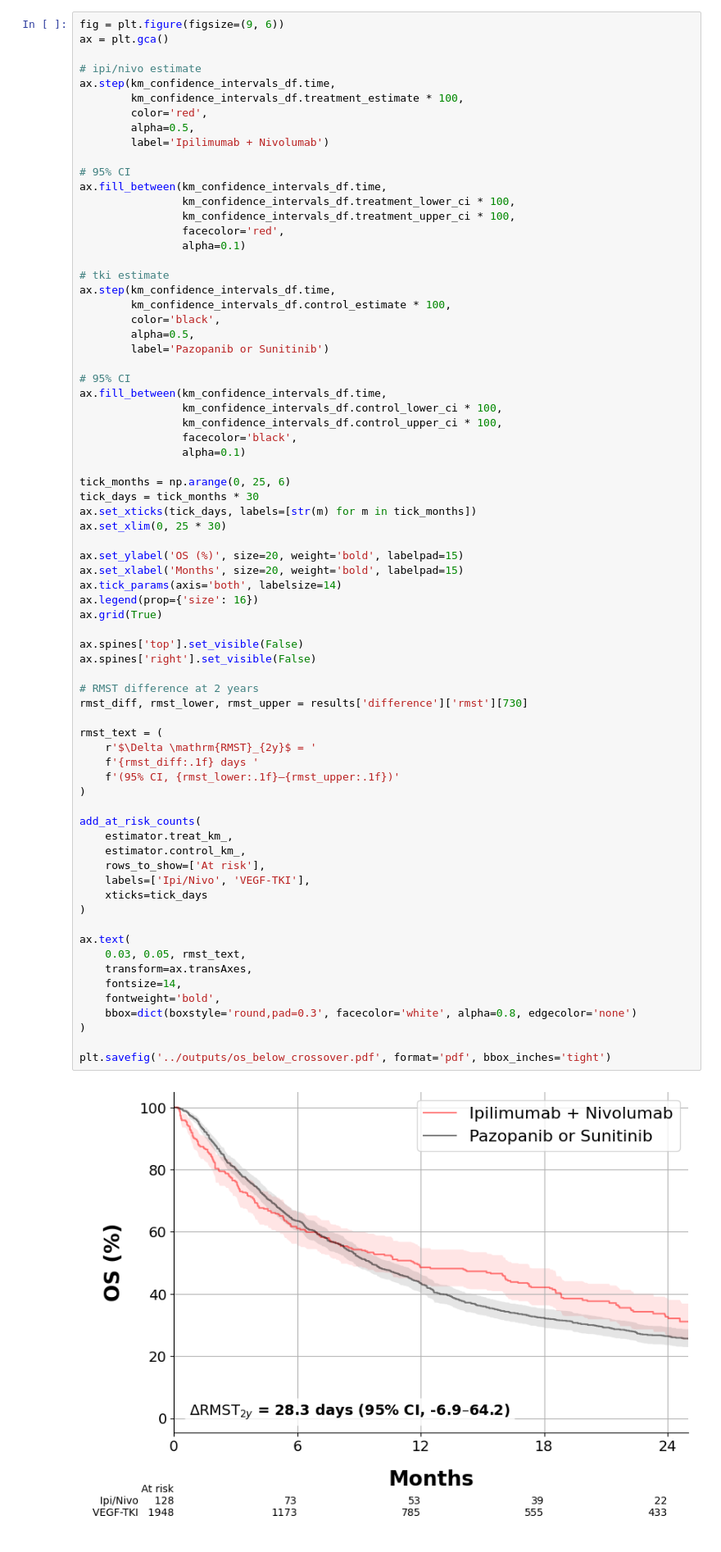
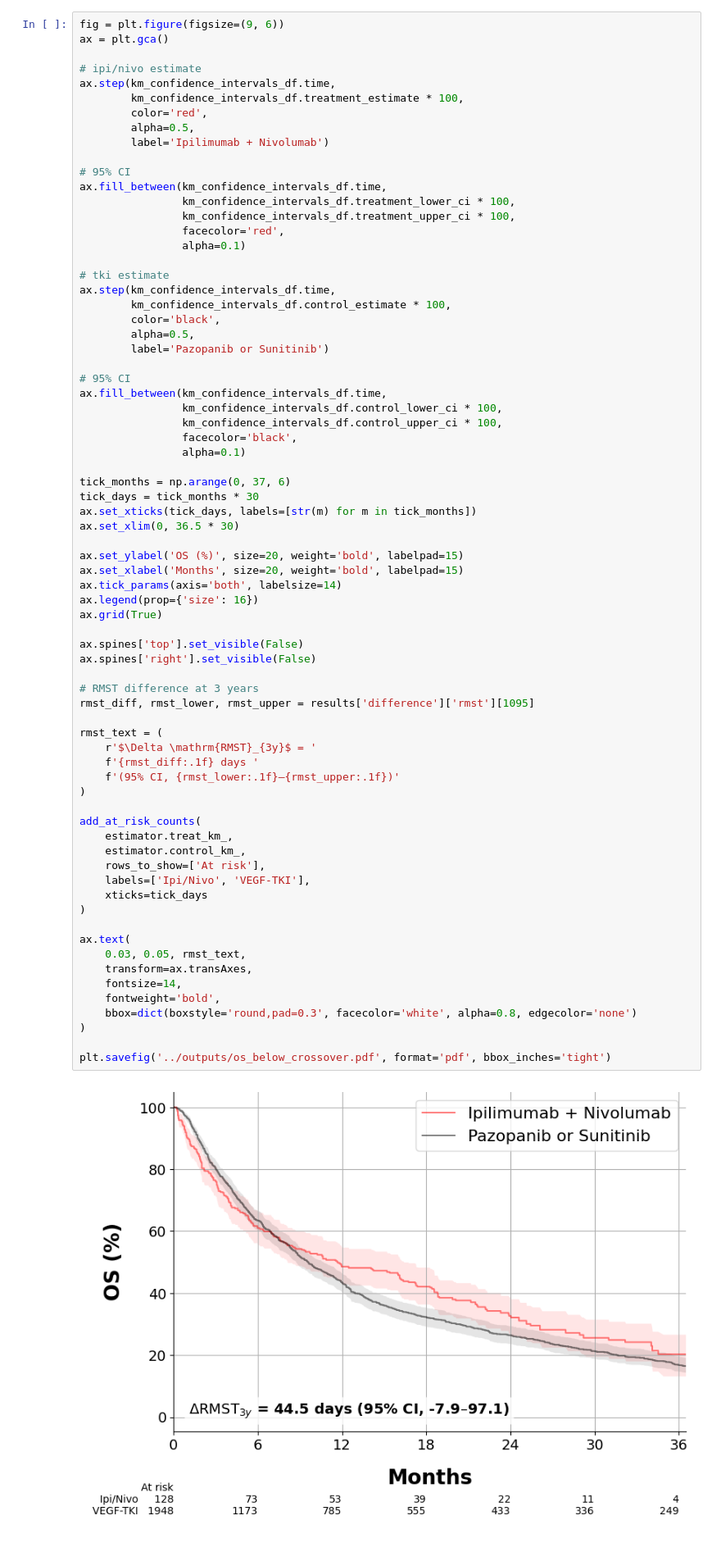
Before and after one commit to xavier-orcutt/io-heterogeneity, a Jupyter notebook: mRCC/notebooks/os_below_crossover.ipynb, the cells around one changed output. Shown at 82% size. Saved outputs shown, nothing was run; the diff lists cells and outputs as text.

Commit message:
+1 year to RMST calcuation
- HNSCC and UC = 2 year
- RCC = 3 year

```diff
--- a/mRCC/notebooks/os_below_crossover.ipynb
+++ b/mRCC/notebooks/os_below_crossover.ipynb
@@ -283,10 +283,10 @@ ax.fill_between(km_confidence_intervals_df.time,
                 facecolor='black',
                 alpha=0.1)
 
-tick_months = np.arange(0, 25, 6)
+tick_months = np.arange(0, 37, 6)
 tick_days = tick_months * 30
 ax.set_xticks(tick_days, labels=[str(m) for m in tick_months])
-ax.set_xlim(0, 25 * 30)
+ax.set_xlim(0, 36.5 * 30)
 
 ax.set_ylabel('OS (%)', size=20, weight='bold', labelpad=15)
 ax.set_xlabel('Months', size=20, weight='bold', labelpad=15)
@@ -294,34 +294,34 @@ ax.tick_params(axis='both', labelsize=14)
 ax.legend(prop={'size': 16})
 ax.grid(True)
 
 ax.spines['top'].set_visible(False)
 ax.spines['right'].set_visible(False)
 
-# RMST difference at 2 years
-rmst_diff, rmst_lower, rmst_upper = results['difference']['rmst'][730]
+# RMST difference at 3 years
+rmst_diff, rmst_lower, rmst_upper = results['difference']['rmst'][1095]
 
 rmst_text = (
-    r'$\Delta \mathrm{RMST}_{2y}$ = '
+    r'$\Delta \mathrm{RMST}_{3y}$ = '
     f'{rmst_diff:.1f} days '
     f'(95% CI, {rmst_lower:.1f}–{rmst_upper:.1f})'
 )
 
 add_at_risk_counts(
     estimator.treat_km_,
     estimator.control_km_,
     rows_to_show=['At risk'],
     labels=['Ipi/Nivo', 'VEGF-TKI'],
     xticks=tick_days
 )
 
 ax.text(
     0.03, 0.05, rmst_text,
     transform=ax.transAxes,
     fontsize=14,
     fontweight='bold',
     bbox=dict(boxstyle='round,pad=0.3', facecolor='white', alpha=0.8, edgecolor='none')
 )
 
 plt.savefig('../outputs/os_below_crossover.pdf', format='pdf', bbox_inches='tight')
 # %% [output]
-[figure, old version]
+[figure, new version]
```
Also changed, not shown: parts of 1 cell of this notebook, 2 other files.
